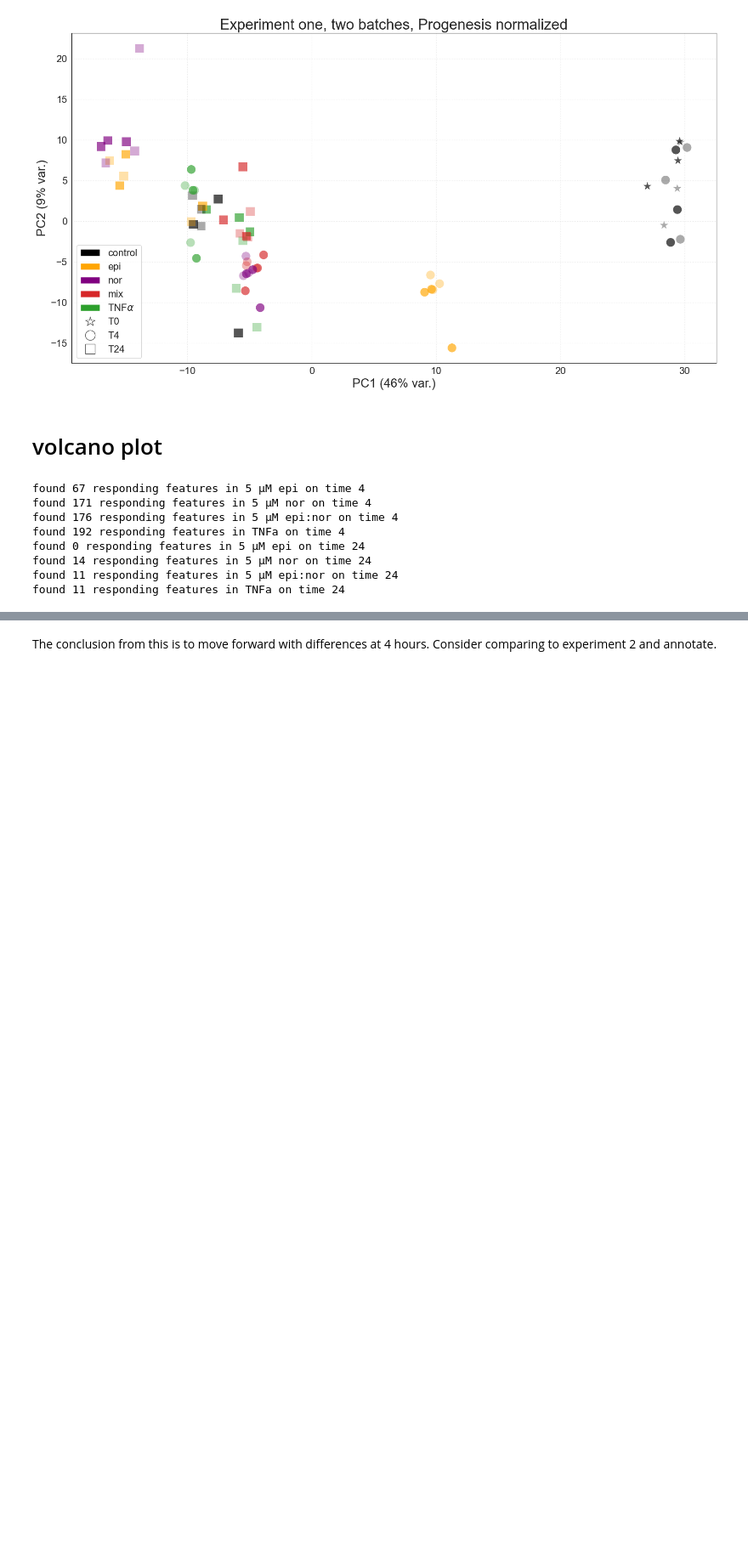
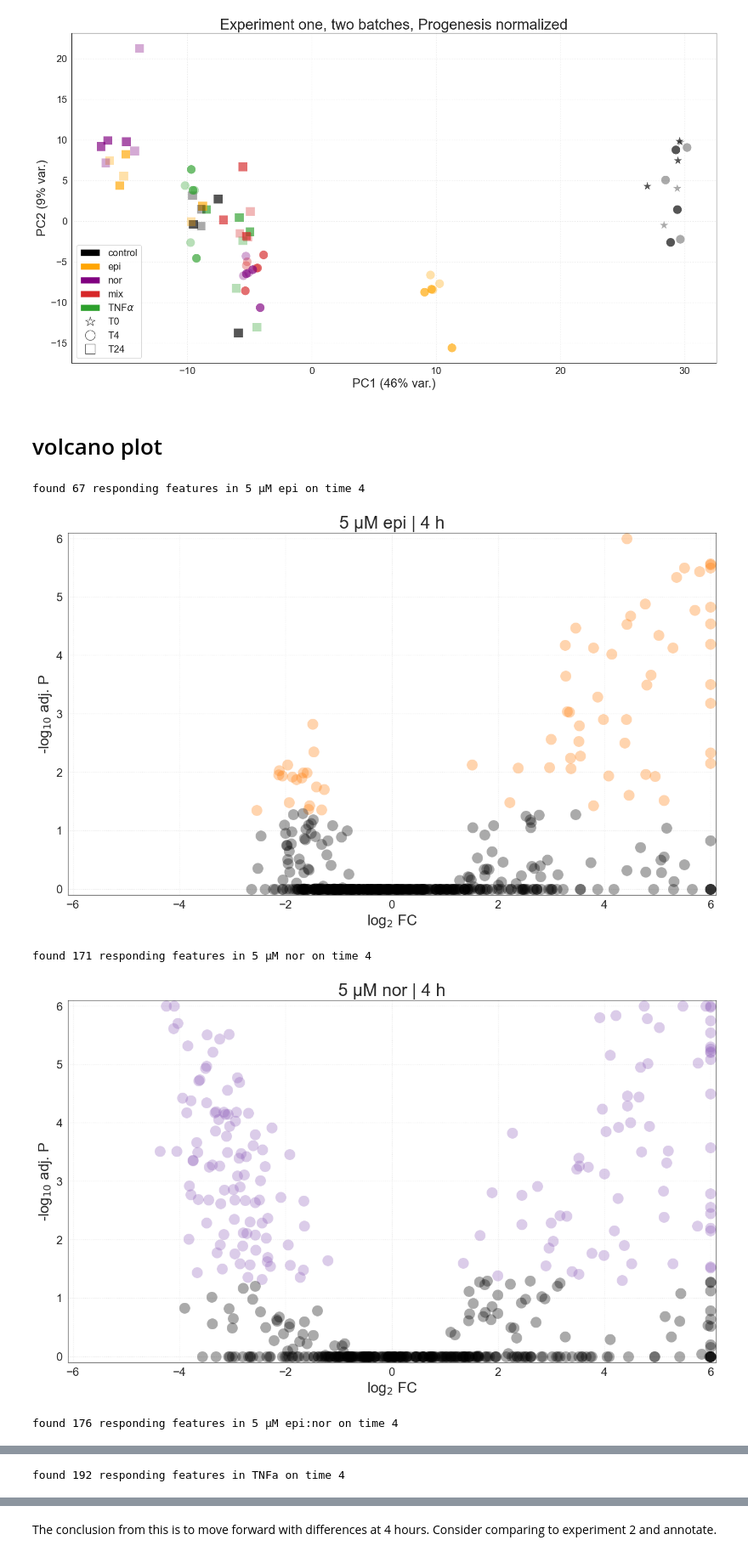
Before and after one commit to adelomana/vigur, a Jupyter notebook: lipidomics/EC072/progenesis/experiment_one_normalized.ipynb, the cells around one changed output, grey strips where cells are left out. Shown at 85% size. Drawn from its saved outputs; the diff is of its cells as text; code cells hidden in the pictures; blank space fills up the shorter version.

Commit message:
updated annotation format

```diff
--- a/lipidomics/EC072/progenesis/experiment_one_normalized.ipynb
+++ b/lipidomics/EC072/progenesis/experiment_one_normalized.ipynb
@@ -375,46 +375,46 @@ for time_point in time_points:
                 x = fold_changes[i]
                 y = -numpy.log10(correction_model[1][i])
                 respondingx.append(x); respondingy.append(y); responding_names.append(log_df.index[i])
             else:
                 x = fold_changes[i]
                 y = -numpy.log10(correction_model[1][i])
                 nrespondingx.append(x); nrespondingy.append(y)
 
         print('found {} responding features in {} on time {}'.format(len(respondingx), treatment, time_point))
 
         #
         # store responding values
         #
         rt = [element.split('_')[1] for element in responding_names]
         mz = [element.split('_')[0] for element in responding_names]
 
         info = pandas.DataFrame([responding_names, mz, rt, respondingx, respondingy])
         info = info.transpose()
         info.columns = ['ID', 'm/z', 'RT', 'log2FC', '-log10 adj P']
         info.set_index('ID', inplace=True)
+
+        info.to_csv('{}.{}.quant.csv'.format(treatment, time_point), sep='\t')
+
         response_lipids.append(info.index.to_list())
 
         #
         # generate plot
         #
         respondingx = numpy.clip(respondingx, -clipping_threshold, clipping_threshold); nrespondingx = numpy.clip(nrespondingx, -clipping_threshold, clipping_threshold)
         respondingy = numpy.clip(respondingy, -clipping_threshold, clipping_threshold); nrespondingy = numpy.clip(nrespondingy, -clipping_threshold, clipping_threshold)
 
-        # matplotlib.pyplot.plot(respondingx, respondingy, 'o', color=the_color, alpha=1/3, mec='None', ms=15)
-        # matplotlib.pyplot.plot(nrespondingx, nrespondingy, 'o', color='black', alpha=1/3, mec='None', ms=15)
-        # matplotlib.pyplot.ylabel('-log$_{10}$ adj. P')
-        # matplotlib.pyplot.xlabel('log$_2$ FC')
-        # matplotlib.pyplot.grid(alpha=0.5, ls=':')
-        # matplotlib.pyplot.title('{} | {} h'.format(treatment, time_point))
-        # matplotlib.pyplot.xlim([-6.1, 6.1])
-        # matplotlib.pyplot.ylim([-0.1, 6.1])
-        # #matplotlib.pyplot.show()
+        matplotlib.pyplot.plot(respondingx, respondingy, 'o', color=the_color, alpha=1/3, mec='None', ms=15)
+        matplotlib.pyplot.plot(nrespondingx, nrespondingy, 'o', color='black', alpha=1/3, mec='None', ms=15)
+        matplotlib.pyplot.ylabel('-log$_{10}$ adj. P')
+        matplotlib.pyplot.xlabel('log$_2$ FC')
+        matplotlib.pyplot.grid(alpha=0.5, ls=':')
+        matplotlib.pyplot.title('{} | {} h'.format(treatment, time_point))
+        matplotlib.pyplot.xlim([-6.1, 6.1])
+        matplotlib.pyplot.ylim([-0.1, 6.1])
+        matplotlib.pyplot.show()
 # %% [output]
 found 67 responding features in 5 µM epi on time 4
-found 171 responding features in 5 µM nor on time 4
-found 176 responding features in 5 µM epi:nor on time 4
-found 192 responding features in TNFa on time 4
-found 0 responding features in 5 µM epi on time 24
-found 14 responding features in 5 µM nor on time 24
-found 11 responding features in 5 µM epi:nor on time 24
-found 11 responding features in TNFa on time 24
+[figure, added]
+found 171 responding features in 5 µM nor on time 4
+[figure, added]
+found 176 responding features in 5 µM epi:nor on time 4
@@ -420,0 +422 @@ found 11 responding features in TNFa on time 24
+found 192 responding features in TNFa on time 4
```
Also changed, not shown: parts of 2 cells of this notebook, 2 other files.
